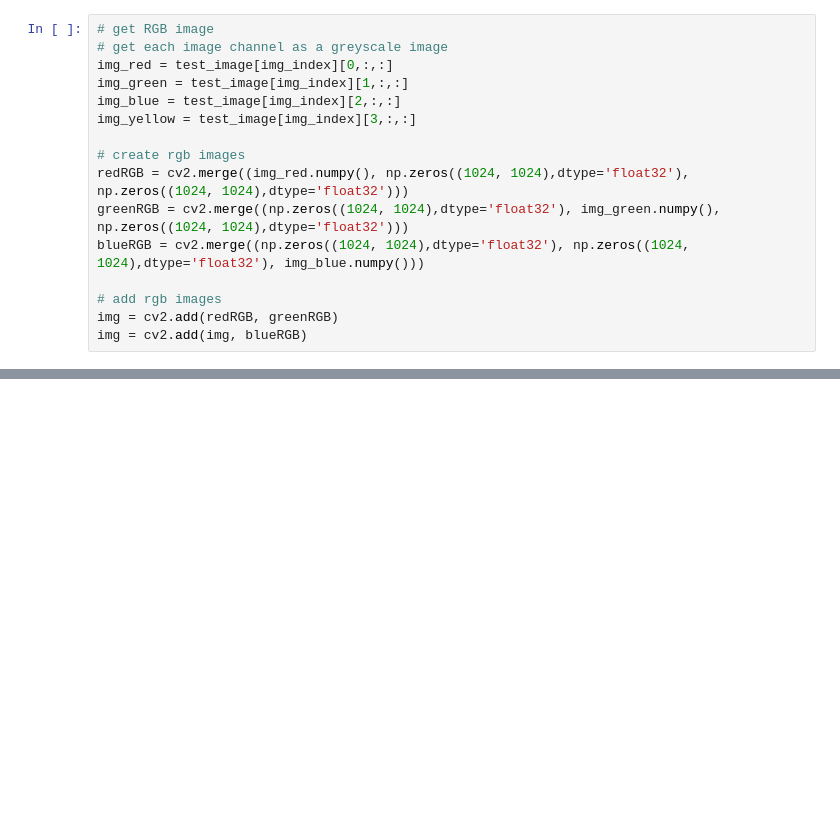
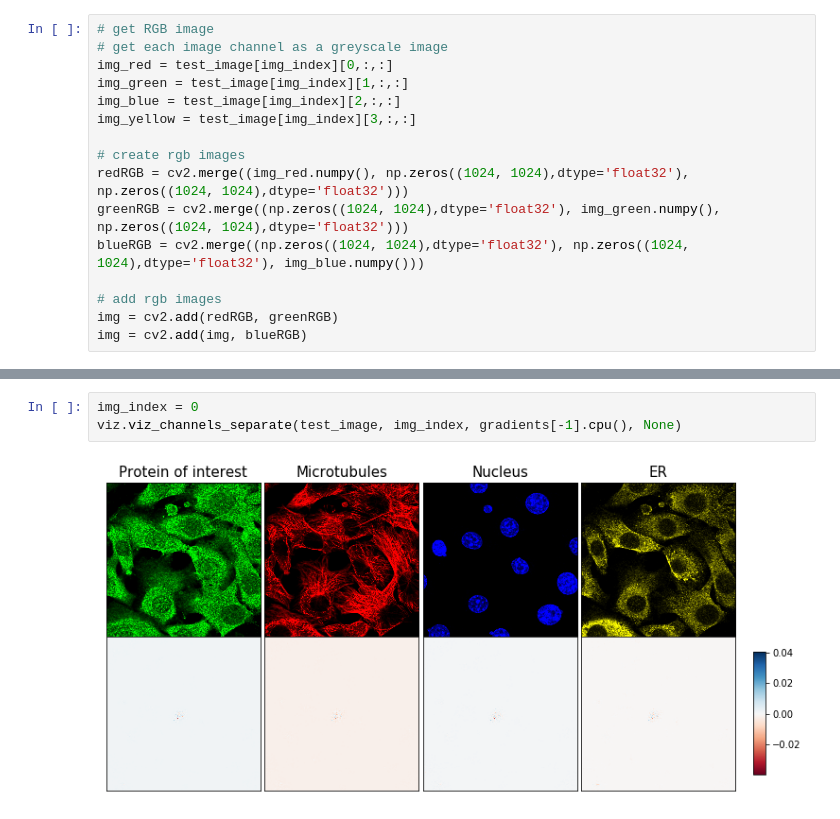
Before and after one commit to csinva/hpa-interp, a Jupyter notebook: grad_CAM.ipynb, the cells around one changed output, grey strips where cells are left out. Drawn from its saved outputs; the diff is of its cells as text; blank space fills up the shorter version.

```diff
--- a/grad_CAM.ipynb
+++ b/grad_CAM.ipynb
@@ -333,0 +336,5 @@ shape of activation maps (1024, 16, 16)
+# %%
+img_index = 0
+viz.viz_channels_separate(test_image, img_index, gradients[-1].cpu(), None)
+# %% [output]
+[figure, added]
```
Also changed, not shown: parts of 8 cells of this notebook, 8 other files.
